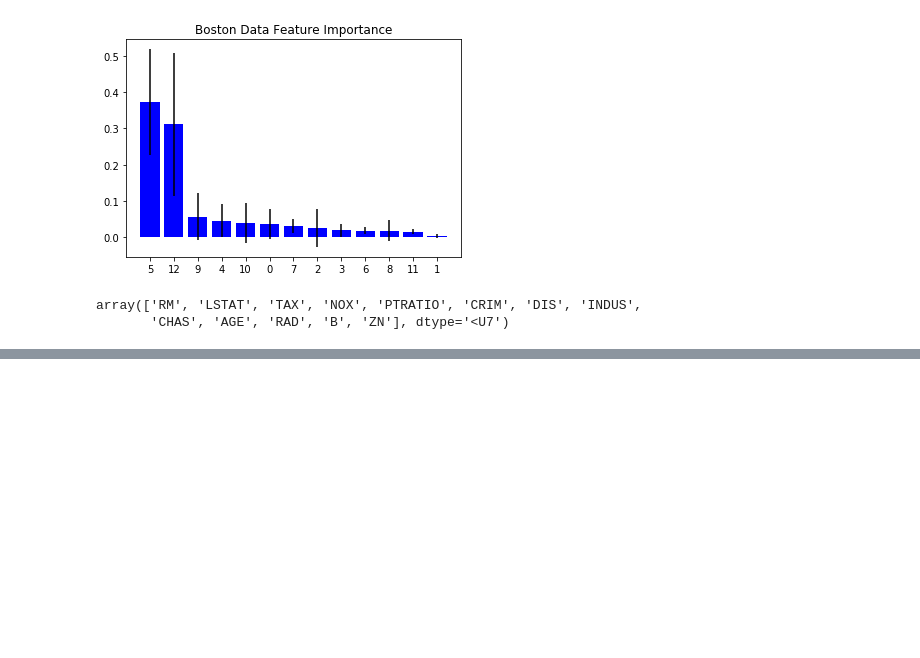
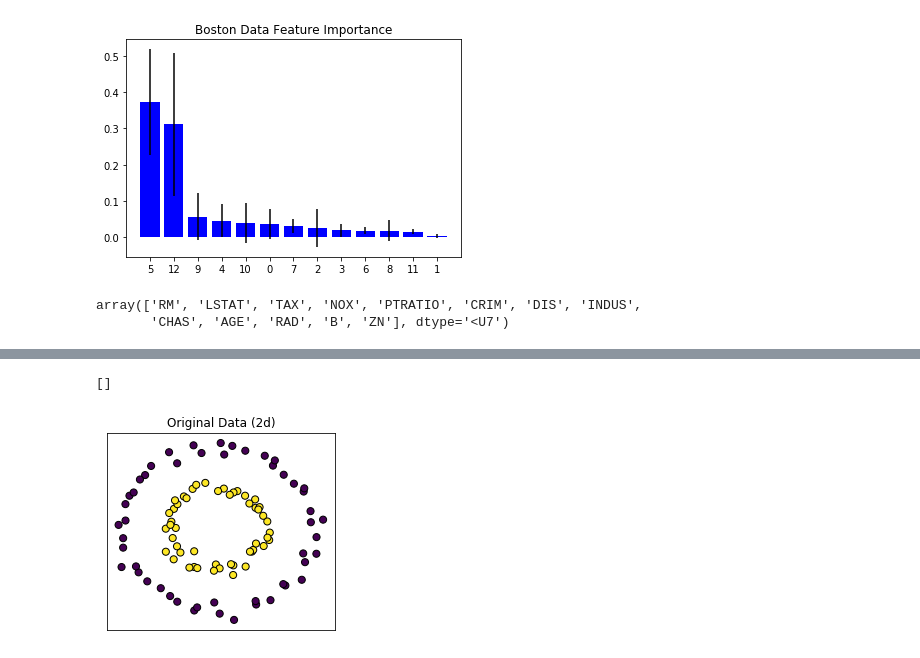
Before and after one commit to somilasthana/MachineLearningSkills, a Jupyter notebook: RandomForest.ipynb, the cells around one changed output, grey strips where cells are left out. Cells and saved outputs as stored; diff of their text form; code cells hidden in the pictures; blank space fills up the shorter version.

```diff
--- a/RandomForest.ipynb
+++ b/RandomForest.ipynb
@@ -213,0 +240,2 @@ random_search = RandomizedSearchCV(clf, param_distributions=param_grid,
+# %%
+X, y = make_circles(factor=0.5, random_state=0, noise=0.05)
@@ -213,0 +246,3 @@ random_search = RandomizedSearchCV(clf, param_distributions=param_grid,
+# %%
+trees = ExtraTreesClassifier(max_depth=3, n_estimators=10, random_state=0)
+trees.fit(X, y)
@@ -213,0 +259,12 @@ random_search = RandomizedSearchCV(clf, param_distributions=param_grid,
+# %%
+# scatter plot of original and reduced data
+fig = plt.figure(figsize=(9, 8))
+
+ax = plt.subplot(221)
+ax.scatter(X[:, 0], X[:, 1], c=y, s=50, edgecolor='k')
+ax.set_title("Original Data (2d)")
+ax.set_xticks(())
+ax.set_yticks(())
+# %% [output]
+[]
+[figure, added]
```
Also changed, not shown: parts of 24 cells of this notebook.
